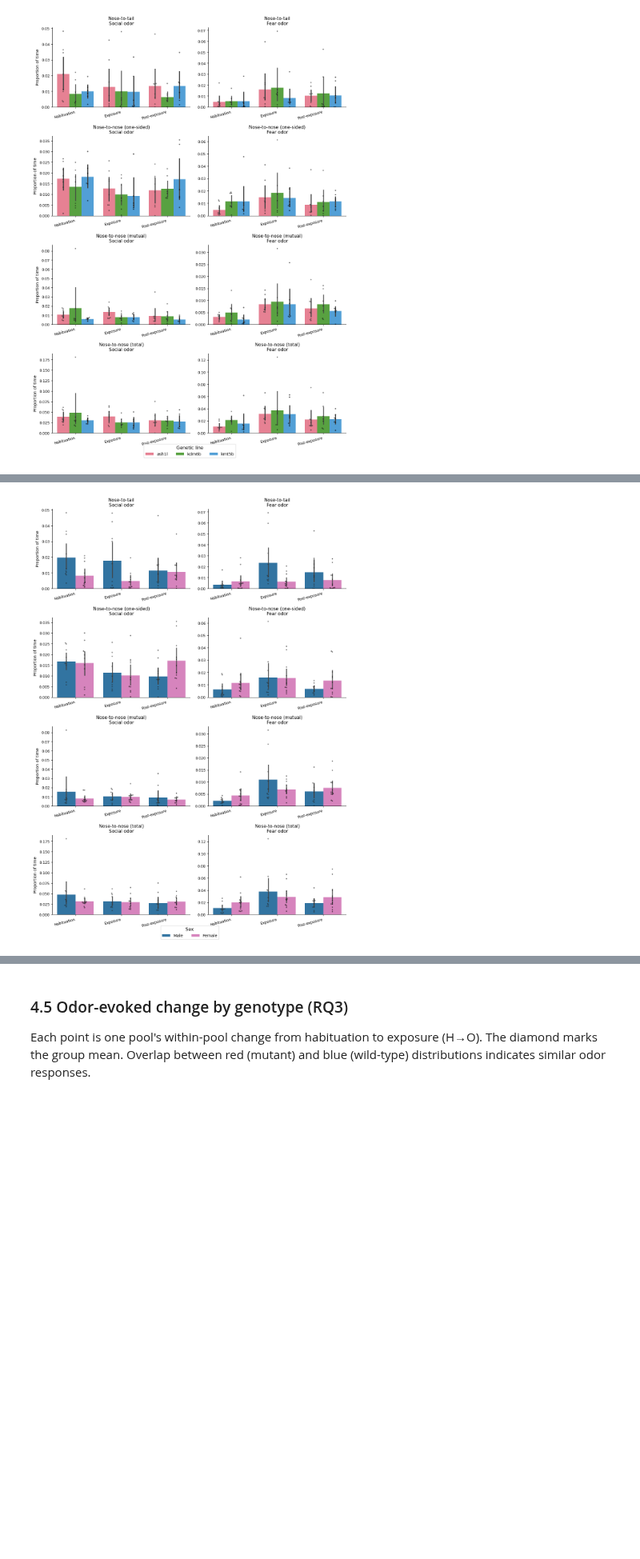
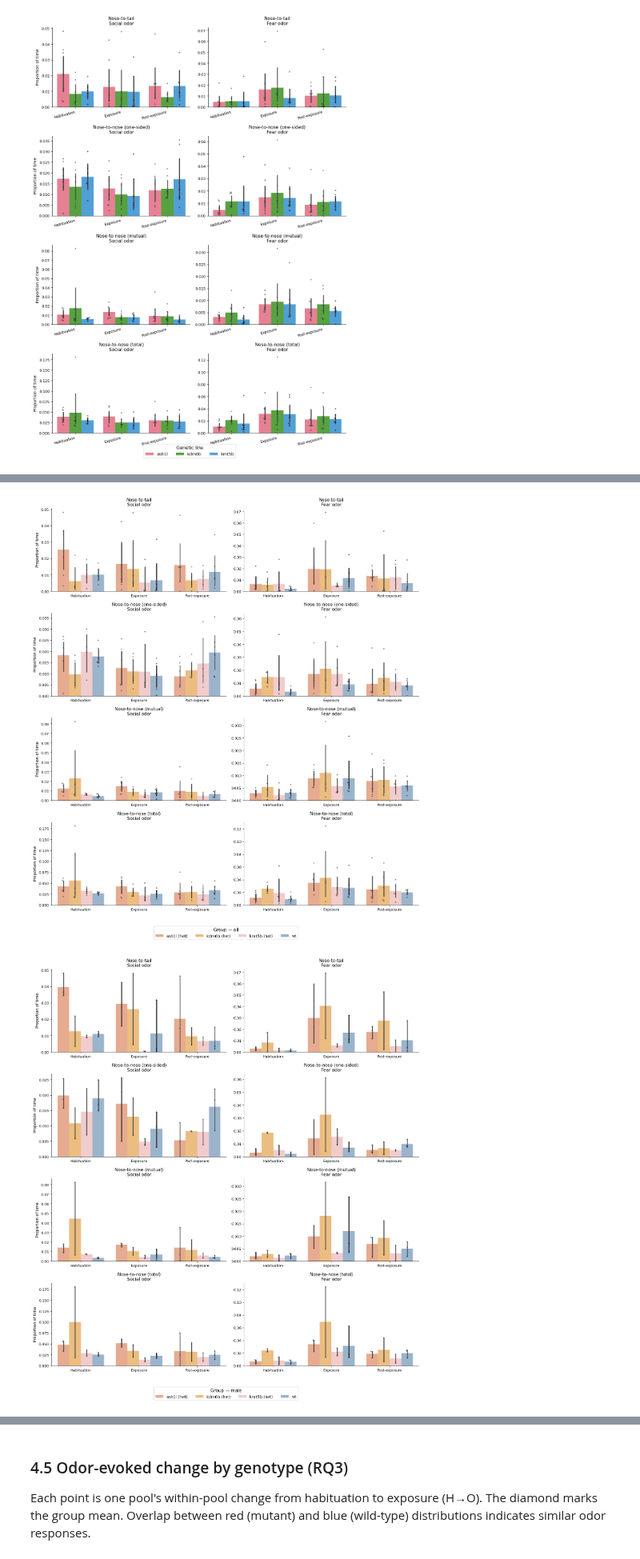
Before and after one commit to CausalLearningAI/artificial-causal-inference, a Jupyter notebook: notebooks/causality/mice.ipynb, the cells around one changed output, grey strips where cells are left out. Shown at 80% size. Saved outputs shown, nothing was run; the diff lists cells and outputs as text; code cells hidden in the pictures; blank space fills up the shorter version.

```diff
--- a/notebooks/causality/mice.ipynb
+++ b/notebooks/causality/mice.ipynb
@@ -499,27 +789,45 @@ plt.show()
 # %%
-sex_palette = {'f': '#E377C2', 'm': '#1F77B4'}
-sex_labels  = {'f': 'Female', 'm': 'Male'}
 
-fig, axes = plt.subplots(len(BEHAVIORS), 2, figsize=(11, 15))
-for i, (beh, title) in enumerate(zip(BEHAVIORS, TITLES)):
-    for j, (odor, olabel) in enumerate([('S', 'Social odor'), ('F', 'Fear odor')]):
-        ax   = axes[i, j]
-        data = annotated[annotated['odor'] == odor]
-        sns.barplot(x='phase', y=beh, hue='sex', data=data, ax=ax, palette=sex_palette)
-        sns.swarmplot(x='phase', y=beh, hue='sex', data=data,
-                      dodge=True, size=3, color='black', alpha=0.6, ax=ax, legend=False)
-        ax.set_xticklabels([PHASE_FULL[p] for p in ['H','O','P']], rotation=15, ha='right')
-        ax.set_title(title + '\n' + olabel)
-        ax.set_ylabel('Proportion of time' if j == 0 else '')
-        ax.set_xlabel('')
-        ax.legend([], [], frameon=False)
-        sns.despine(ax=ax)
+# 4 categories: each het line shown separately, wt pooled across lines
+annotated_4cat = annotated.copy()
+annotated_4cat['group'] = annotated_4cat.apply(
+    lambda r: f'{r["line"]} (het)' if r['genotype'] == 'het' else 'wt', axis=1
+)
 
-handles, labels_leg = axes[0, 0].get_legend_handles_labels()
-fig.legend(handles, [sex_labels[l] for l in labels_leg], title='Sex',
-           loc='lower center', bbox_to_anchor=(0.5, -0.02), ncol=2, frameon=True, fontsize=10)
-plt.tight_layout()
-fig.savefig('results/pa_sex.png', dpi=300, bbox_inches='tight')
-plt.show()
+GROUP_ORDER   = ['ash1l (het)', 'kdm6b (het)', 'kmt5b (het)', 'wt']
+GROUP_PALETTE = {
+    'ash1l (het)': '#F4A582',
+    'kdm6b (het)': '#FDBF6F',
+    'kmt5b (het)': '#F7C6C7',
+    'wt':          '#92B4D4',
+}
+
+def plot_4cat(data, title_suffix, fname):
+    fig, axes = plt.subplots(len(BEHAVIORS), 2, figsize=(14, 15))
+    for i, (beh, title) in enumerate(zip(BEHAVIORS, TITLES)):
+        for j, (odor, olabel) in enumerate([('S', 'Social odor'), ('F', 'Fear odor')]):
+            ax = axes[i, j]
+            sub = data[data['odor'] == odor]
+            sns.barplot(x='phase', y=beh, hue='group', hue_order=GROUP_ORDER,
+                        data=sub, ax=ax, palette=GROUP_PALETTE)
+            sns.swarmplot(x='phase', y=beh, hue='group', hue_order=GROUP_ORDER,
+                          data=sub, dodge=True, size=3, color='black', alpha=0.6, ax=ax, legend=False)
+            ax.set_xticklabels([PHASE_FULL[p] for p in ['H', 'O', 'P']], rotation=0, ha='center')
+            ax.set_title(title + '\n' + olabel)
+            ax.set_ylabel('Proportion of time' if j == 0 else '')
+            ax.set_xlabel('')
+            ax.legend([], [], frameon=False)
+            sns.despine(ax=ax)
+    handles, _ = axes[0, 0].get_legend_handles_labels()
+    fig.legend(handles, GROUP_ORDER, title=f'Group — {title_suffix}', loc='lower center',
+               bbox_to_anchor=(0.5, -0.06), ncol=4, frameon=True, fontsize=10)
+    plt.tight_layout()
+    fig.savefig(f'results/{fname}', dpi=300, bbox_inches='tight')
+    plt.show()
+
+plot_4cat(annotated_4cat,                              'all',    'pa_4cat_all.png')
+plot_4cat(annotated_4cat[annotated_4cat['sex']=='m'],  'male',   'pa_4cat_male.png')
+plot_4cat(annotated_4cat[annotated_4cat['sex']=='f'],  'female', 'pa_4cat_female.png')
 # %% [output]
-[figure, old version]
+[figure, new version]
+[figure, added]
```
Also changed, not shown: parts of 8 cells of this notebook.
